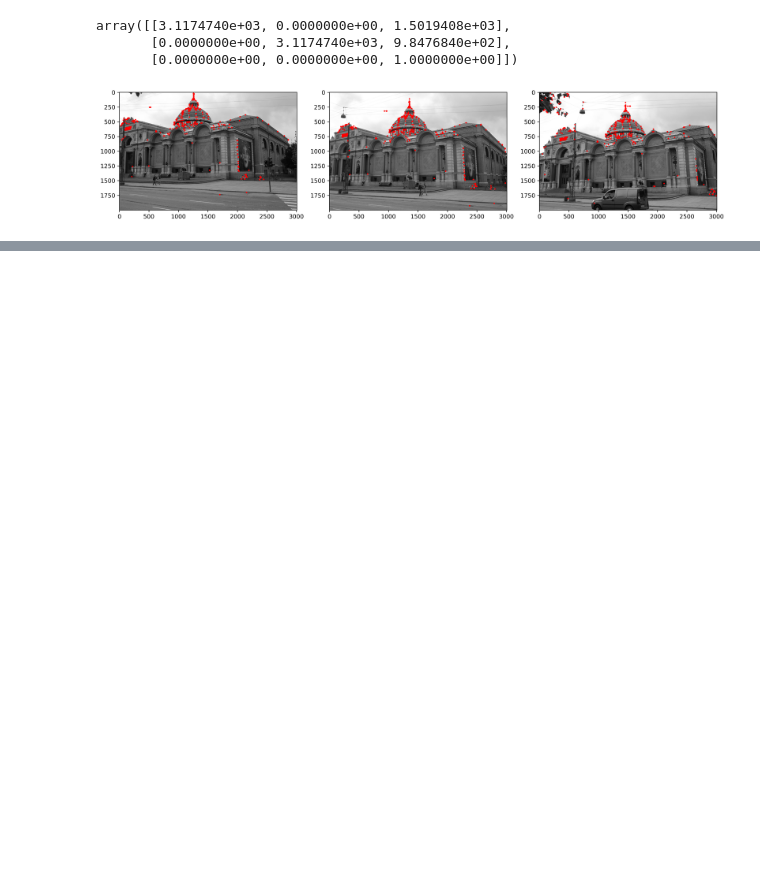
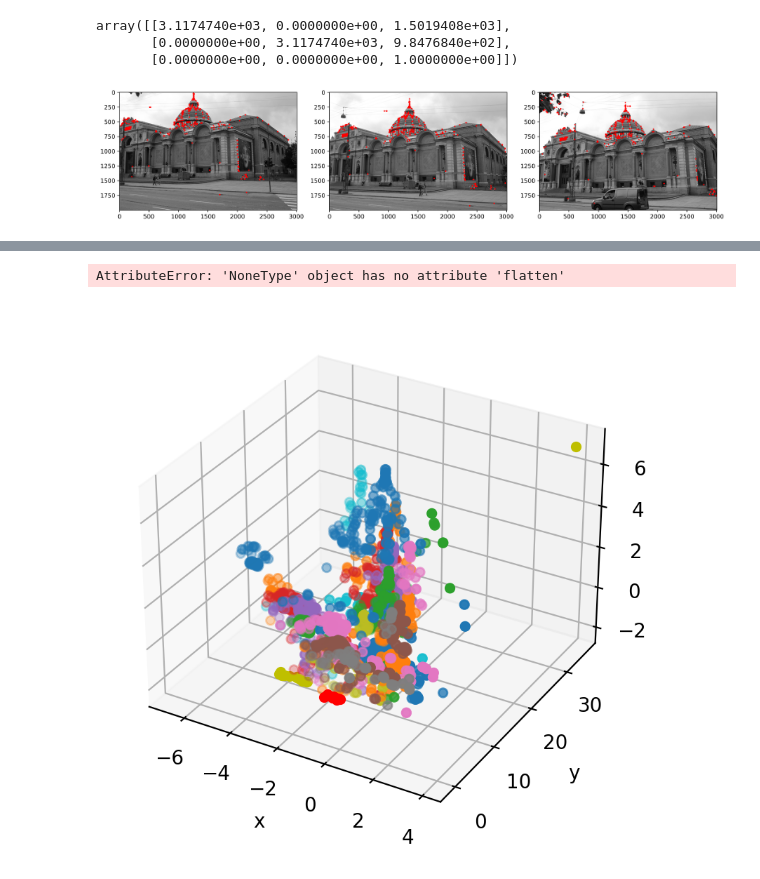
Before and after one commit to AndreasLH/CVex, a Jupyter notebook: w11.ipynb, the cells around one changed output, grey strips where cells are left out. Saved outputs shown, nothing was run; the diff lists cells and outputs as text; code cells hidden in the pictures; blank space fills up the shorter version.

```diff
--- a/w11.ipynb
+++ b/w11.ipynb
@@ -109,0 +109,5 @@ ax.legend();
+# %%
+# 11.5 do it for all images
+images = os.listdir('data/Glyp/sequence/')
+im_paths = ['data/Glyp/sequence/' + i for i in images]
+ims = [cv2.imread(im_path)[:,:,::-1] for im_path in im_paths]
@@ -109,0 +153,20 @@ ax.legend();
+# %%
+# iterate over 3 images at the time
+fig = plt.figure(dpi=200)
+ax = fig.add_subplot(projection='3d')
+
+for im0, im1, im2 in tqdm(zip(ims[:-2], ims[1:-1], ims[2:])):
+    Q, rvec, tvecs, inliers = inliers_between_3_images(im0, im1, im2)
+    # plot the cameras
+    orientation = rvec.T
+    position = -rvec.T @ t
+    position2 = -rvec.T @ tvecs
+    ax.set_xlabel('x'); ax.set_ylabel('y'); ax.set_zlabel('z');
+    space_points = Q.T[inliers.flatten()].T
+    ax.scatter(space_points[0,:], space_points[2,:], -space_points[1,:]);
+    ax.scatter(position[0,:], position[2,:], -position[1,:], color='r');
+    ax.scatter(position2[0,:], position2[2,:], -position2[1,:], color='y');
+ax.legend();
+# %% [output]
+AttributeError: 'NoneType' object has no attribute 'flatten'
+[figure, added]
```
Also changed, not shown: parts of 3 cells of this notebook.
